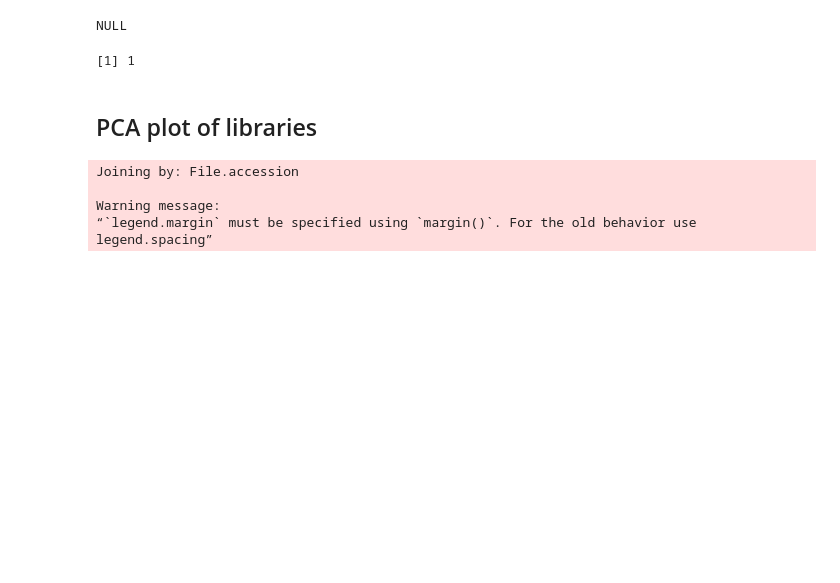
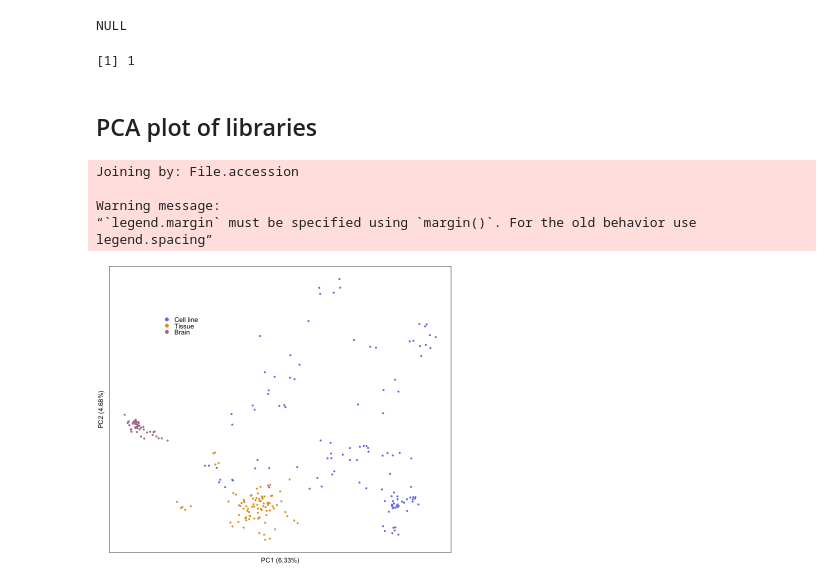
Before and after one commit to fairliereese/paper_rnawg, a Jupyter notebook: figures/fig_mirna/fig_mirna.ipynb, the cells around one changed output. Saved outputs shown, nothing was run; the diff lists cells and outputs as text; code cells hidden in the pictures; blank space fills up the shorter version.

```diff
--- a/figures/fig_mirna/fig_mirna.ipynb
+++ b/figures/fig_mirna/fig_mirna.ipynb
@@ -310,35 +310,32 @@ cpm_2_pca_plus_metadata$Biosample_type_brain = factor(cpm_2_pca_plus_metadata$Bi
                                                      levels=c("Cell line","Tissue","Brain"))
 
 p=ggplot(cpm_2_pca_plus_metadata,
        aes(x=PC1,y=PC2,color=Biosample_type_brain)) + geom_point(size = 0.5) +
 theme_bw() + xlab(paste0("PC1 (", round(cpm_2_pca_plus_metadata$var_explained[1],2), "%)"))+
 ylab(paste0("PC2 (", round(cpm_2_pca_plus_metadata$var_explained[2],2), "%)"))+
 theme(panel.grid.major = element_blank(), panel.grid.minor = element_blank())+
 scale_color_manual(values = c("#7680E8","#E39F24","#B0799A"))+ theme(legend.margin=unit(-0.6,"cm"))
 
 options(repr.plot.width = 6, repr.plot.height = 5)
 
 p +
   theme(
         legend.key.size = unit(0.5, 'lines')) +
     theme(legend.text=element_text(size=8),
           axis.title.x = element_text(size = 8),
           axis.title.y = element_text(size = 8),
           legend.title = element_blank(),
           axis.ticks.x = element_blank(),
           axis.ticks.y = element_blank(),
           axis.text.y = element_blank(),
           axis.text.x = element_blank(),
           plot.title = element_blank())+
     theme(plot.margin = unit(c(0,2,1,1), "mm"))+
     guides(color = guide_legend(override.aes = list(size=1.5)))+
-    theme(legend.position = c(0.21, 0.8)),
-       dpi = 1000,
-       width = 50,
-       height = 40,
-       units ="mm")
+    theme(legend.position = c(0.21, 0.8))
 # %% [output]
 Joining by: File.accession
 
 Warning message:
 “`legend.margin` must be specified using `margin()`. For the old behavior use legend.spacing”
+[figure, added]
```
